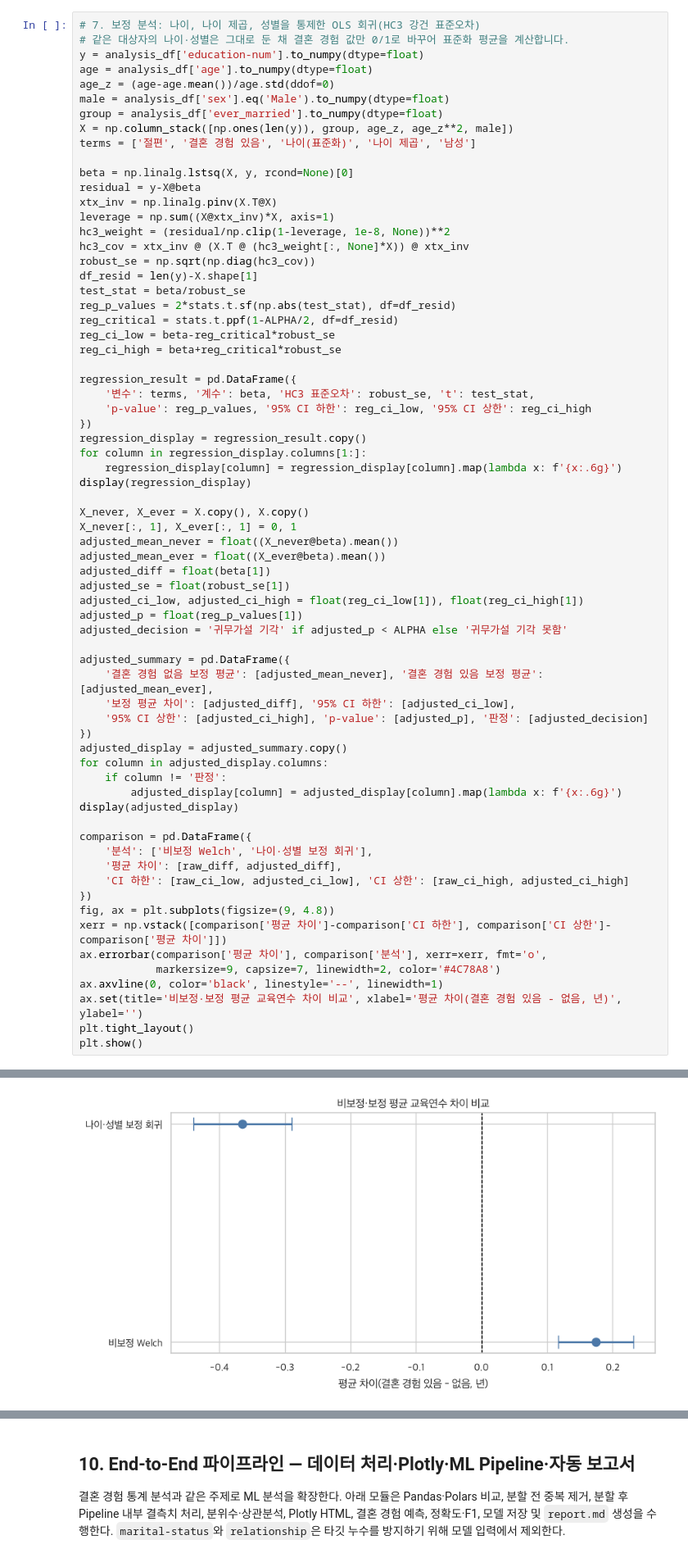
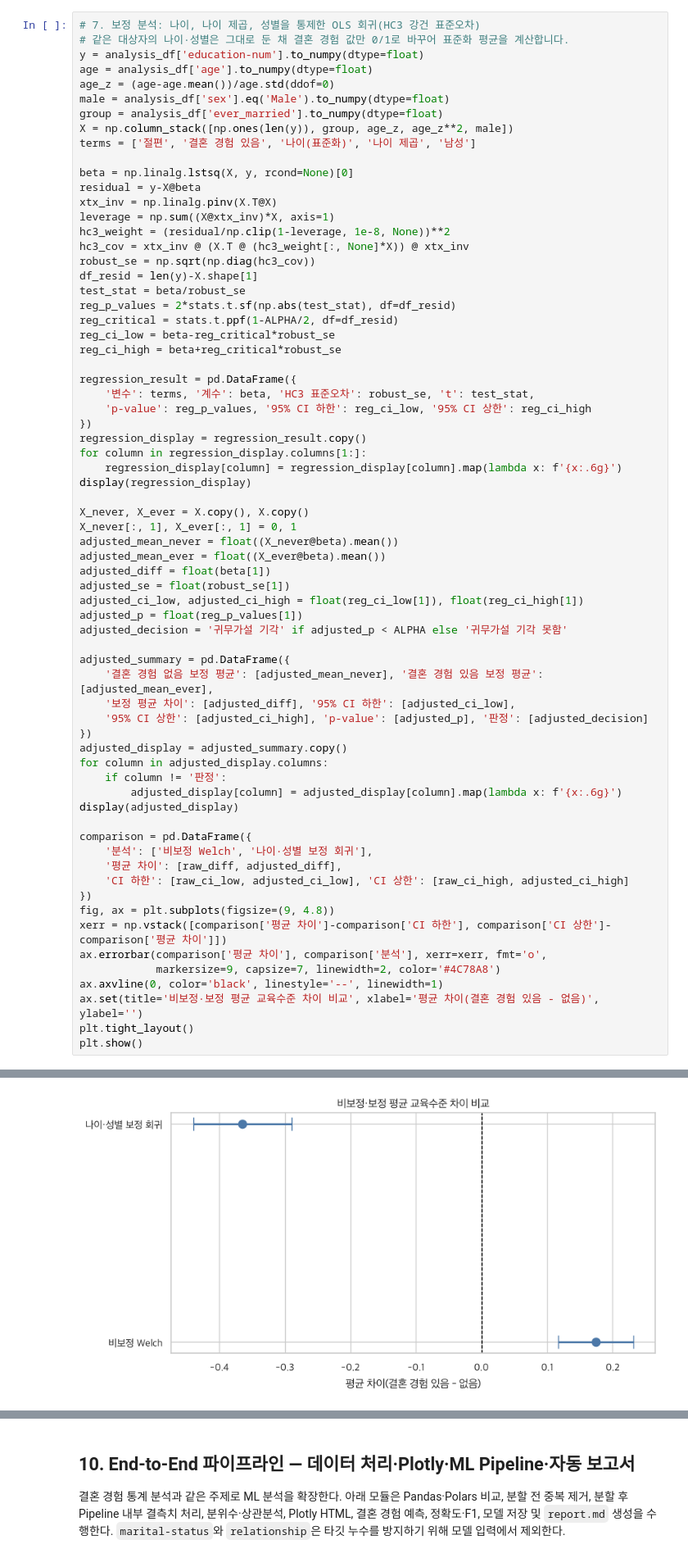
Before and after one commit to ymj9608/day2, a Jupyter notebook: day2.ipynb, the cells around one changed output, grey strips where cells are left out. Shown at 82% size. Cells and saved outputs as stored; diff of their text form.

```diff
--- a/day2.ipynb
+++ b/day2.ipynb
@@ -315,35 +316,35 @@ adjusted_summary = pd.DataFrame({
     '보정 평균 차이': [adjusted_diff], '95% CI 하한': [adjusted_ci_low],
     '95% CI 상한': [adjusted_ci_high], 'p-value': [adjusted_p], '판정': [adjusted_decision]
 })
 adjusted_display = adjusted_summary.copy()
 for column in adjusted_display.columns:
     if column != '판정':
         adjusted_display[column] = adjusted_display[column].map(lambda x: f'{x:.6g}')
 display(adjusted_display)
 
 comparison = pd.DataFrame({
     '분석': ['비보정 Welch', '나이·성별 보정 회귀'],
     '평균 차이': [raw_diff, adjusted_diff],
     'CI 하한': [raw_ci_low, adjusted_ci_low], 'CI 상한': [raw_ci_high, adjusted_ci_high]
 })
 fig, ax = plt.subplots(figsize=(9, 4.8))
 xerr = np.vstack([comparison['평균 차이']-comparison['CI 하한'], comparison['CI 상한']-comparison['평균 차이']])
 ax.errorbar(comparison['평균 차이'], comparison['분석'], xerr=xerr, fmt='o',
             markersize=9, capsize=7, linewidth=2, color='#4C78A8')
 ax.axvline(0, color='black', linestyle='--', linewidth=1)
-ax.set(title='비보정·보정 평균 교육연수 차이 비교', xlabel='평균 차이(결혼 경험 있음 - 없음, 년)', ylabel='')
+ax.set(title='비보정·보정 평균 교육수준 차이 비교', xlabel='평균 차이(결혼 경험 있음 - 없음)', ylabel='')
 plt.tight_layout()
 plt.show()
 # %% [output]
 |  | 변수 | 계수 | HC3 표준오차 | t | p-value | 95% CI 하한 | 95% CI 상한 |
 | 0 | 절편 | 10.722 | 0.0408845 | 262.252 | 0 | 10.6419 | 10.8022 |
 | 1 | 결혼 경험 있음 | -0.36478 | 0.0383578 | -9.50992 | 2.03453e-21 | -0.439962 | -0.289597 |
 | 2 | 나이(표준화) | 0.407945 | 0.0192959 | 21.1416 | 1.51992e-98 | 0.370125 | 0.445766 |
 | 3 | 나이 제곱 | -0.401096 | 0.0150859 | -26.5874 | 4.22298e-154 | -0.430665 | -0.371527 |
 | 4 | 남성 | 0.00908349 | 0.0290175 | 0.313035 | 0.754256 | -0.0477918 | 0.0659588 |
 |  | 결혼 경험 없음 보정 평균 | 결혼 경험 있음 보정 평균 | 보정 평균 차이 | 95% CI 하한 | 95% CI 상한 | p-value | 판정 |
 | 0 | 10.327 | 9.96222 | -0.36478 | -0.439962 | -0.289597 | 2.03453e-21 | 귀무가설 기각 |
-[figure, old version]
+[figure, new version]
 # %%
 # 8. 강건성 검토: 부트스트랩 평균 차이와 Mann–Whitney U test
 BOOTSTRAPS = 2000
```
Also changed, not shown: parts of 7 cells of this notebook, 8 other files.
